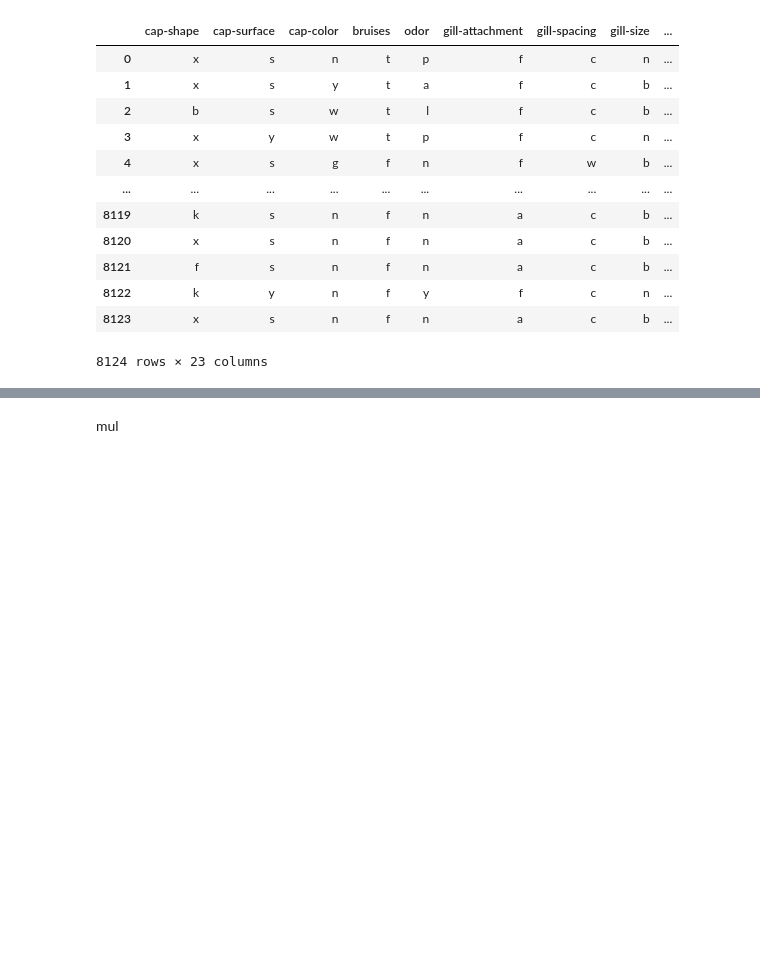
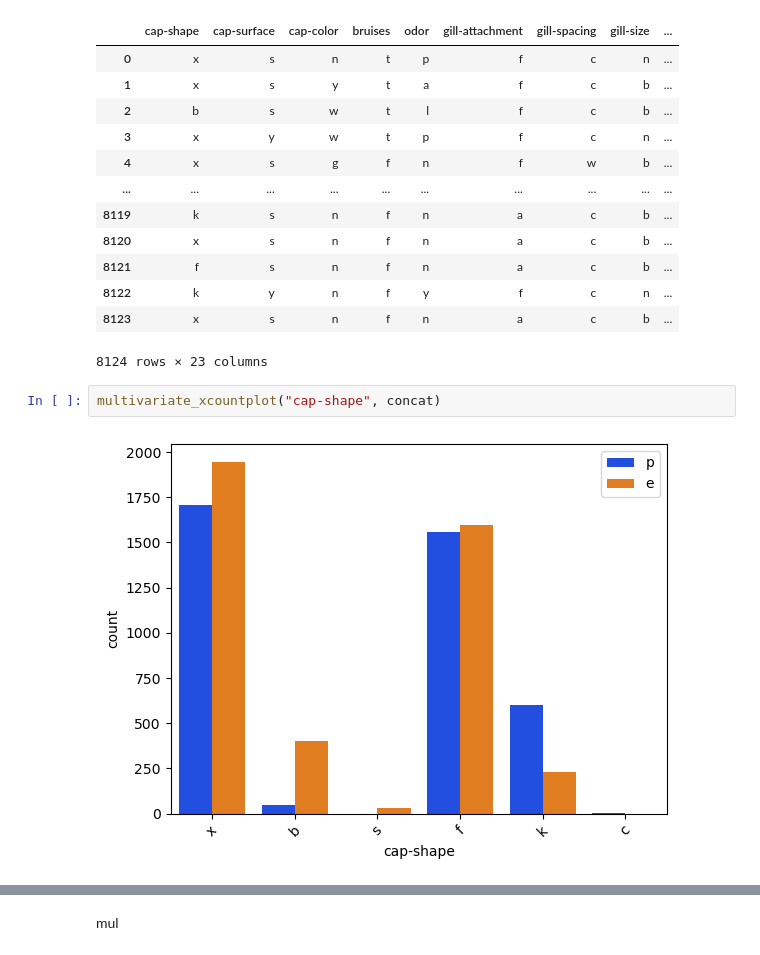
Before and after one commit to dev-ezzy/Big-Data, a Jupyter notebook: index.ipynb, the cells around one changed output, grey strips where cells are left out. Cells and saved outputs as stored; diff of their text form; blank space fills up the shorter version.

```diff
--- a/index.ipynb
+++ b/index.ipynb
@@ -464,3 +464,7 @@ concat
 | 8122 | k | y | n | f | y | f | c | n | ... |
 | 8123 | x | s | n | f | n | a | c | b | ... |
 8124 rows × 23 columns
+# %%
+multivariate_xcountplot("cap-shape", concat)
+# %% [output]
+[figure, added]
```
Also changed, not shown: parts of 3 cells of this notebook.
